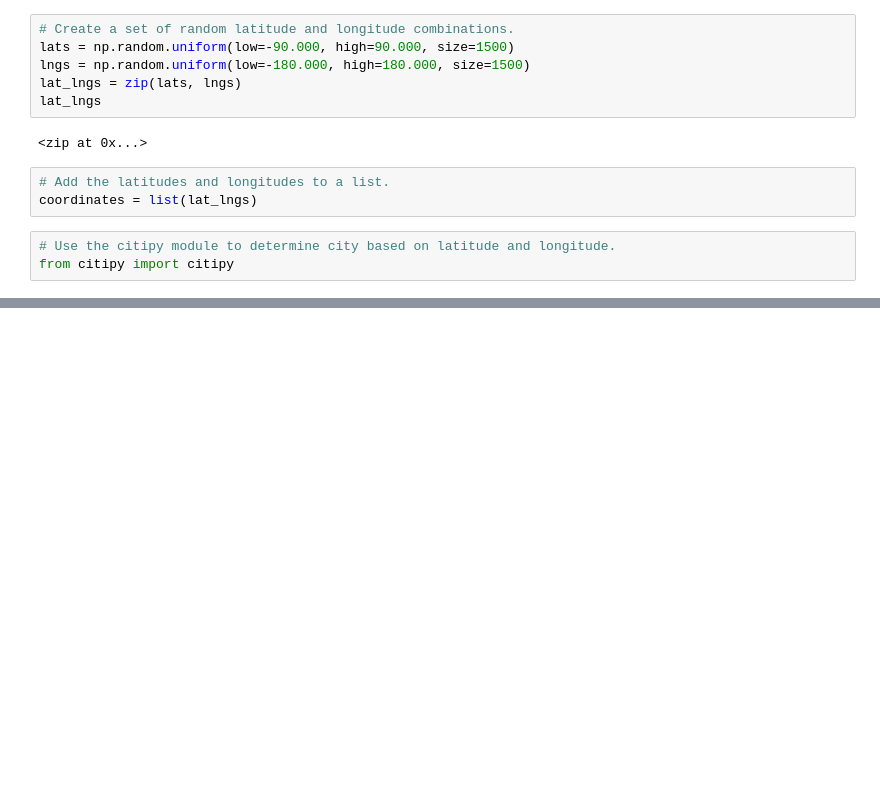
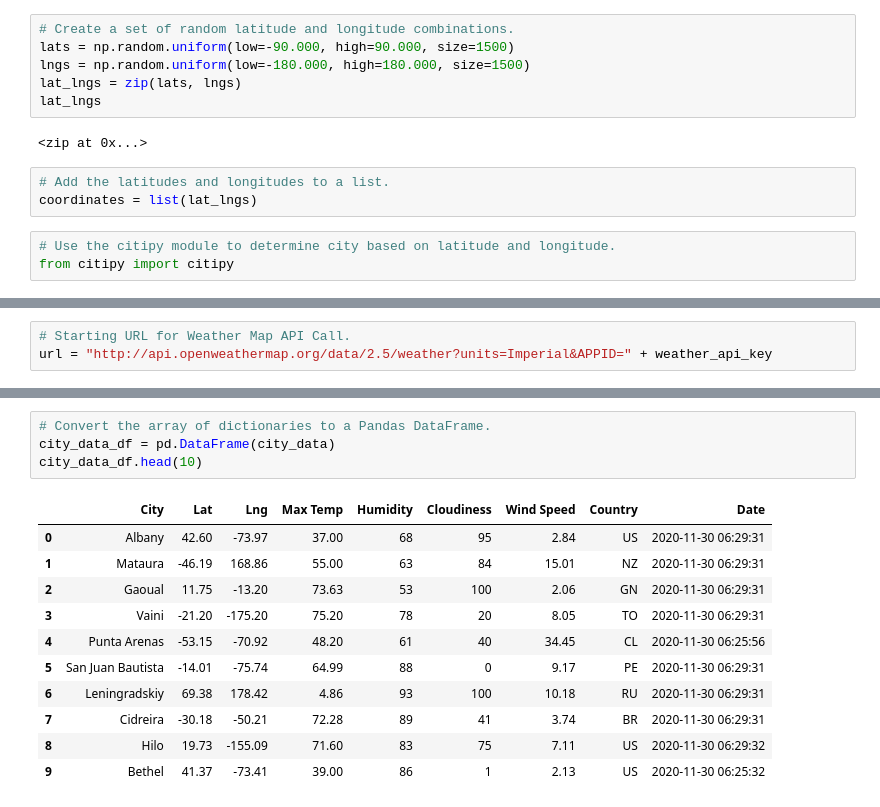
Before and after one commit to Lora-Borja/World_Weather_Analysis, a Jupyter notebook: WeatherPy.ipynb, the cells around one changed output, grey strips where cells are left out. Drawn from its saved outputs; the diff is of its cells as text; blank space fills up the shorter version.

```diff
--- a/WeatherPy.ipynb
+++ b/WeatherPy.ipynb
@@ -53,0 +42,3 @@ cities
+# %%
+# Starting URL for Weather Map API Call.
+url = "http://api.openweathermap.org/data/2.5/weather?units=Imperial&APPID=" + weather_api_key
@@ -53,0 +134,16 @@ cities
+# %%
+# Convert the array of dictionaries to a Pandas DataFrame.
+city_data_df = pd.DataFrame(city_data)
+city_data_df.head(10)
+# %% [output]
+|  | City | Lat | Lng | Max Temp | Humidity | Cloudiness | Wind Speed | Country | Date |
+| 0 | Albany | 42.60 | -73.97 | 37.00 | 68 | 95 | 2.84 | US | 2020-11-30 06:29:31 |
+| 1 | Mataura | -46.19 | 168.86 | 55.00 | 63 | 84 | 15.01 | NZ | 2020-11-30 06:29:31 |
+| 2 | Gaoual | 11.75 | -13.20 | 73.63 | 53 | 100 | 2.06 | GN | 2020-11-30 06:29:31 |
+| 3 | Vaini | -21.20 | -175.20 | 75.20 | 78 | 20 | 8.05 | TO | 2020-11-30 06:29:31 |
+| 4 | Punta Arenas | -53.15 | -70.92 | 48.20 | 61 | 40 | 34.45 | CL | 2020-11-30 06:25:56 |
+| 5 | San Juan Bautista | -14.01 | -75.74 | 64.99 | 88 | 0 | 9.17 | PE | 2020-11-30 06:29:31 |
+| 6 | Leningradskiy | 69.38 | 178.42 | 4.86 | 93 | 100 | 10.18 | RU | 2020-11-30 06:29:31 |
+| 7 | Cidreira | -30.18 | -50.21 | 72.28 | 89 | 41 | 3.74 | BR | 2020-11-30 06:29:31 |
+| 8 | Hilo | 19.73 | -155.09 | 71.60 | 83 | 75 | 7.11 | US | 2020-11-30 06:29:32 |
+| 9 | Bethel | 41.37 | -73.41 | 39.00 | 86 | 1 | 2.13 | US | 2020-11-30 06:25:32 |
```
Also changed, not shown: parts of 7 cells of this notebook.
